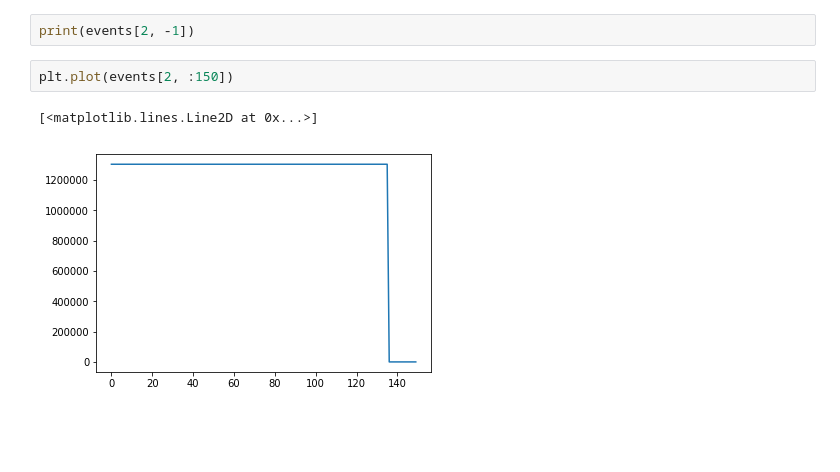
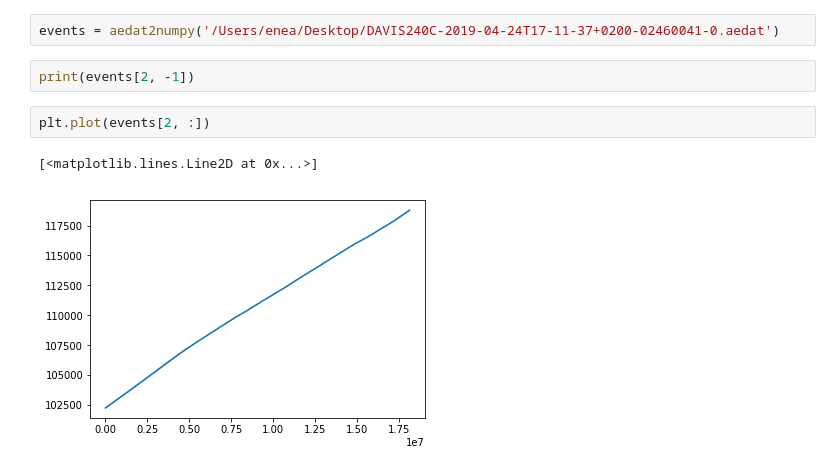
Before and after one commit to Enny1991/hand_gestures_cc19, a Jupyter notebook: remote_control_jaer.ipynb, the cells around one changed output. Cells and saved outputs as stored; diff of their text form; blank space fills up the shorter version.

```diff
--- a/remote_control_jaer.ipynb
+++ b/remote_control_jaer.ipynb
@@ -17,7 +15,9 @@ events = aedat2numpy('/Users/enea/gits/jaer/culocc.aedat')
+# %%
+events = aedat2numpy('/Users/enea/Desktop/DAVIS240C-2019-04-24T17-11-37+0200-02460041-0.aedat')
 # %%
 print(events[2, -1])
 # %%
-plt.plot(events[2, :150])
+plt.plot(events[2, :])
 # %% [output]
 [<matplotlib.lines.Line2D at 0x...>]
-[figure, old version]
+[figure, new version]
```
Also changed, not shown: parts of 1 cell of this notebook, 3 other files.
